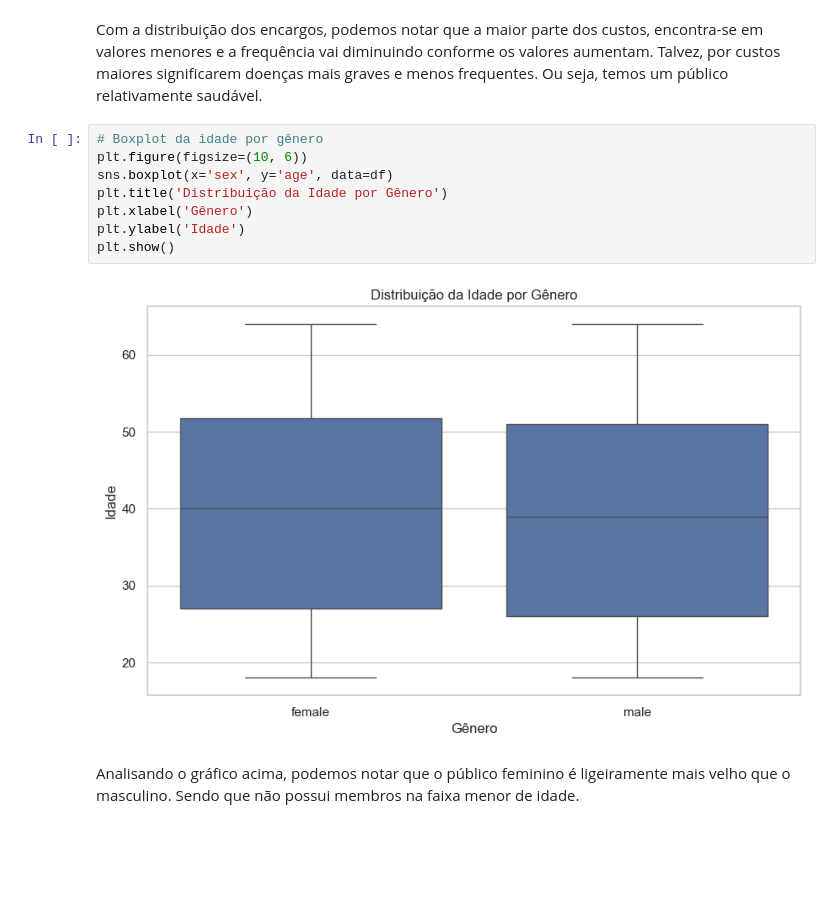
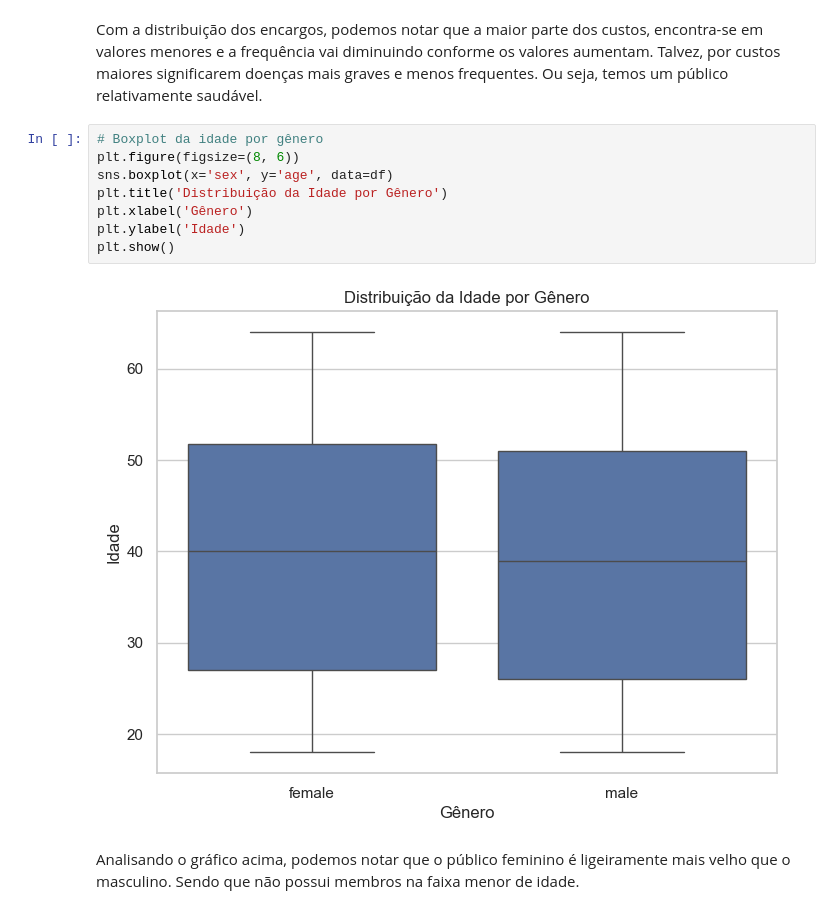
Before and after one commit to MatheusTalpe/TechChallengeFiap, a Jupyter notebook: tech_challenge.ipynb, the cells around one changed output. Cells and saved outputs as stored; diff of their text form; blank space fills up the shorter version.

```diff
--- a/tech_challenge.ipynb
+++ b/tech_challenge.ipynb
@@ -83,14 +90,14 @@ plt.show()
 Com a distribuição dos encargos, podemos notar que a maior parte dos custos, encontra-se em valores menores e a frequência vai diminuindo conforme os valores aumentam. Talvez, por custos maiores significarem doenças mais graves e menos frequentes. Ou seja, temos um público relativamente saudável.
 # %%
 # Boxplot da idade por gênero
-plt.figure(figsize=(10, 6))
+plt.figure(figsize=(8, 6))
 sns.boxplot(x='sex', y='age', data=df)
 plt.title('Distribuição da Idade por Gênero')
 plt.xlabel('Gênero')
 plt.ylabel('Idade')
 plt.show()
 # %% [output]
-[figure, old version]
+[figure, new version]
 # %% [markdown]
 Analisando o gráfico acima, podemos notar que o público feminino é ligeiramente mais velho que o masculino. Sendo que não possui membros na faixa menor de idade.
 # %%
```
Also changed, not shown: parts of 40 cells of this notebook.
